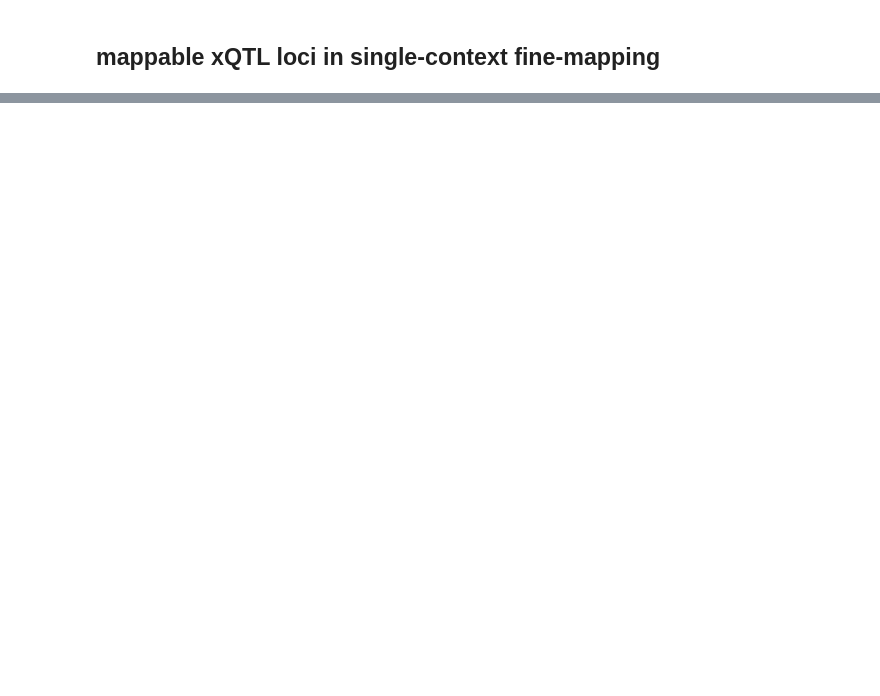
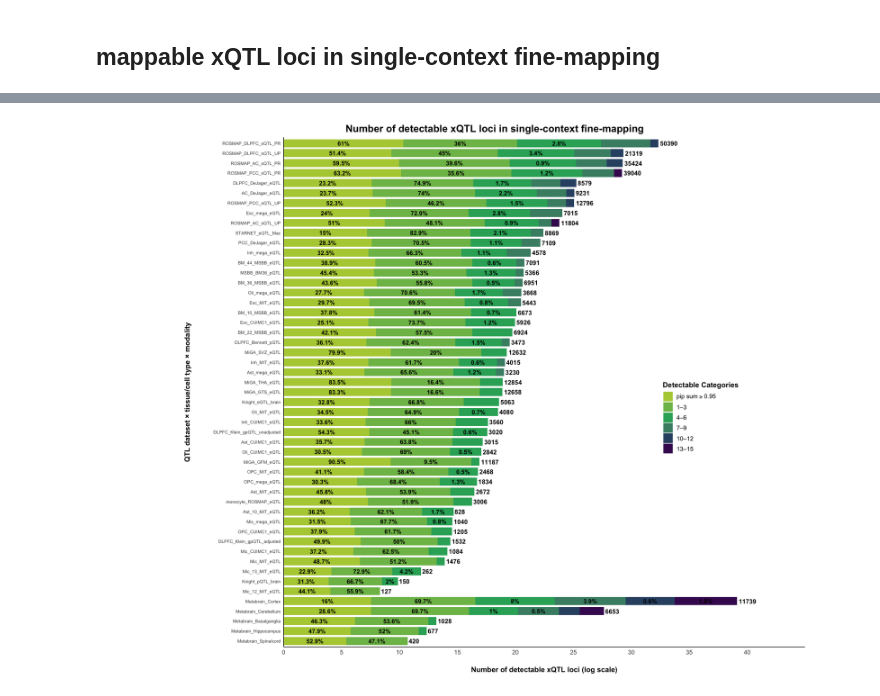
Before and after one commit to jaempawi/xqtl-paper, a Jupyter notebook: main_text/2_single_context_cis/staging/Figure 1b.ipynb, the cells around one changed output, grey strips where cells are left out. Cells and saved outputs as stored; diff of their text form; code cells hidden in the pictures; blank space fills up the shorter version.

```diff
--- a/main_text/2_single_context_cis/staging/Figure 1b.ipynb
+++ b/main_text/2_single_context_cis/staging/Figure 1b.ipynb
@@ -152,0 +173,91 @@ p2
+# %%
+# figure 1b_p1 plot showing percentage distribution of detectable categories across datasets with total counts per resource (with renamed variables)
+# added: 1. percentage of each segment 2. total count appears at end of each bar 3. log scale of number of detactable xQTL loci on x-axis
+
+# Calculate percentages for each segment and total counts for each resource
+figure_1b_data_2$detectable_data <- figure_1b_data_2$detectable_data %>%
+  group_by(resource) %>%
+  mutate(
+    total_count = sum(gene_count),
+    percentage = round((gene_count / total_count) * 100, 1)
+  ) %>%
+  ungroup()
+
+figure_1b_data_2$color_palette_new <- c("#451460","#335172","#478d73","#2eac66", "#7ebc57", "#b3cd41")
+
+p1 <- ggplot(figure_1b_data_2$detectable_data,
+             aes(x = resource, y = log_gene_count, fill = n_detectable_category)) +
+
+  geom_bar(stat = "identity", position = "stack", width = 0.8) +
+
+  geom_text(aes(label = ifelse(gene_count > 0 & percentage >= 0.5, paste0(percentage, "%"), "")),
+            position = position_stack(vjust = 0.5),
+            color = "black", size = 3.8, fontface = "bold", lineheight = 0.9) +
+
+  geom_text(data = function(x) x %>% group_by(resource) %>% summarise(total_count = first(total_count),
+                                                                      log_gene_count = sum(log_gene_count),
+                                                                      .groups = 'drop'),
+            aes(x = resource, y = log_gene_count, label = total_count),
+            hjust = -0.1, vjust = 0.5,
+            color = "black", size = 4, fontface = "bold", inherit.aes = FALSE) +
+
+  scale_fill_manual(values = figure_1b_data_2$color_palette_new,
+                    name = "Detectable Categories",
+                    labels = rev(c(expression("pip sum" >= 0.95), "1–3", "4–6", "7–9", "10–12", "13–15")),
+                    guide = guide_legend(reverse = TRUE)) +
+
+  scale_x_discrete(labels = function(x) {
+    sapply(x, function(name) {
+      if(grepl("OPC|Mic|Inh|Ast|Oli|Exc", name)) {
+        name <- gsub("Kellis", "MIT", name)
+        name <- gsub("DeJager", "CUIMC1", name)
+      }
+      return(name)
+    }, USE.NAMES = FALSE)
+  }) +
+
+  labs(
+    title = "Number of detectable xQTL loci in single-context fine-mapping",
+    x = "QTL dataset × tissue/cell type × modality",
+    y = "Number of detectable xQTL loci (log scale)"
+  ) +
+
+  coord_flip(clip = "off") +
+
+  scale_y_continuous(breaks = scales::pretty_breaks(n = 8),
+                     labels = scales::comma,
+                     expand = expansion(mult = c(0, 0.15))) +
+
+  theme_minimal(base_size = 12) +
+  theme(
+    plot.title = element_text(size = 18, face = "bold", hjust = 0.5),
+    plot.title.position = "plot",
+
+    axis.text.x = element_text(size = 11),
+    axis.text.y = element_text(size = 8),
+
+    axis.title.x = element_text(size = 13, face = "bold", margin = margin(t = 20)),
+    axis.title.y = element_text(size = 13, face = "bold",
+                                margin = margin(r = 40)),
+
+    legend.text = element_text(size = 11),
+    legend.title = element_text(size = 13, face = "bold"),
+    legend.position = c(0.8, 0.45),
+
+    panel.grid = element_blank(),
+    panel.background = element_rect(fill = "white", colour = NA),
+    plot.background = element_rect(fill = "white", colour = NA),
+
+    axis.line = element_line(color = "black", linewidth = 0.5),
+
+    legend.key.size = unit(1.3, "lines"),
+    legend.key.height = unit(1.3, "lines"),
+    legend.key.width = unit(1.3, "lines"),
+
+    plot.margin = margin(10, 20, 10, 160)
+  )
+
+#dev.off()
+print(p1)
+# %% [output]
+[figure, added]
```
Also changed, not shown: parts of 8 cells of this notebook.
